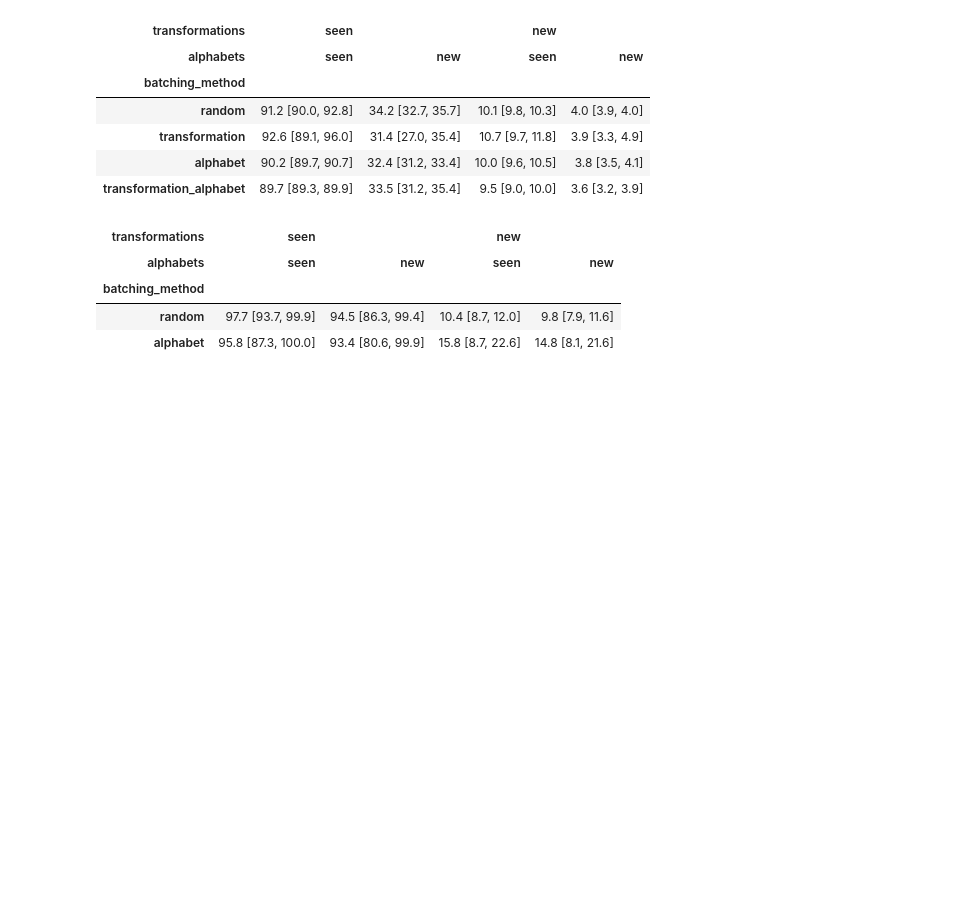
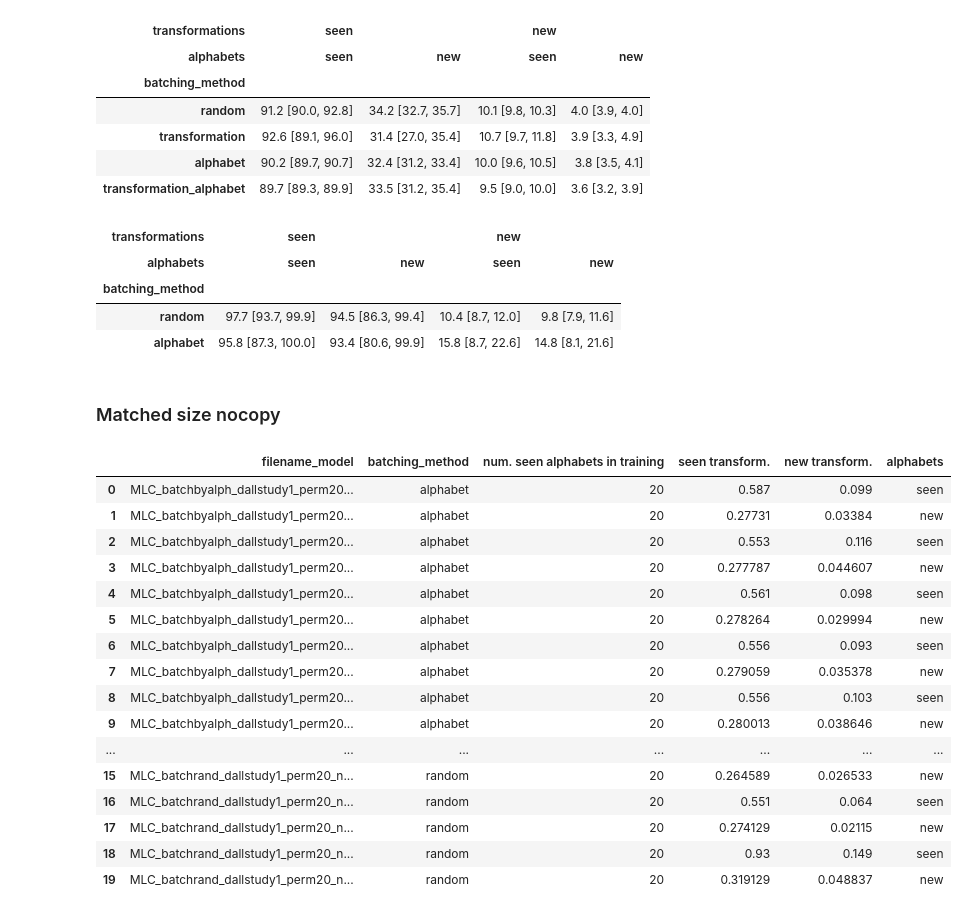
Before and after one commit to philipp-hellwig/MLC-letter-string-analogies, a Jupyter notebook: analyses/model_comparisons.ipynb, the cells around one changed output. Cells and saved outputs as stored; diff of their text form; code cells hidden in the pictures; blank space fills up the shorter version.

Commit message:
trained models on matched size no-copy dataset

```diff
--- a/analyses/model_comparisons.ipynb
+++ b/analyses/model_comparisons.ipynb
@@ -197,3 +200,5 @@ copy_perm200
 | batching_method |  |  |  |  |
 | random | 97.7 [93.7, 99.9] | 94.5 [86.3, 99.4] | 10.4 [8.7, 12.0] | 9.8 [7.9, 11.6] |
 | alphabet | 95.8 [87.3, 100.0] | 93.4 [80.6, 99.9] | 15.8 [8.7, 22.6] | 14.8 [8.1, 21.6] |
+# %% [markdown]
+### Matched size nocopy
@@ -199,0 +246,32 @@ copy_perm200
+# %%
+# batching experiments no copy tasks, 20 permuted training alphabets:
+dir_path = "../models/nocopy_matched_size"
+folder = os.listdir(dir_path)
+cps_perm20_matched = []
+
+for filename in folder:
+    cp = CheckPoint.from_pt("/".join([dir_path, filename]))
+    if cp.train_config.batching_method not in ["alphabet", "random"]:
+        cps_perm20_matched.append(cp)
+# %%
+tbl_perm20_matched = get_accuracy_table(cps_perm20_matched)
+tbl_perm20_matched.to_csv("perm20_matched_accuracies.csv", index=False)
+tbl_perm20_matched
+# %% [output]
+|  | filename_model | batching_method | num. seen alphabets in training | seen transform. | new transform. | alphabets |
+| 0 | MLC_batchbyalph_dallstudy1_perm20... | alphabet | 20 | 0.587 | 0.099 | seen |
+| 1 | MLC_batchbyalph_dallstudy1_perm20... | alphabet | 20 | 0.27731 | 0.03384 | new |
+| 2 | MLC_batchbyalph_dallstudy1_perm20... | alphabet | 20 | 0.553 | 0.116 | seen |
+| 3 | MLC_batchbyalph_dallstudy1_perm20... | alphabet | 20 | 0.277787 | 0.044607 | new |
+| 4 | MLC_batchbyalph_dallstudy1_perm20... | alphabet | 20 | 0.561 | 0.098 | seen |
+| 5 | MLC_batchbyalph_dallstudy1_perm20... | alphabet | 20 | 0.278264 | 0.029994 | new |
+| 6 | MLC_batchbyalph_dallstudy1_perm20... | alphabet | 20 | 0.556 | 0.093 | seen |
+| 7 | MLC_batchbyalph_dallstudy1_perm20... | alphabet | 20 | 0.279059 | 0.035378 | new |
+| 8 | MLC_batchbyalph_dallstudy1_perm20... | alphabet | 20 | 0.556 | 0.103 | seen |
+| 9 | MLC_batchbyalph_dallstudy1_perm20... | alphabet | 20 | 0.280013 | 0.038646 | new |
+| ... | ... | ... | ... | ... | ... | ... |
+| 15 | MLC_batchrand_dallstudy1_perm20_n... | random | 20 | 0.264589 | 0.026533 | new |
+| 16 | MLC_batchrand_dallstudy1_perm20_n... | random | 20 | 0.551 | 0.064 | seen |
+| 17 | MLC_batchrand_dallstudy1_perm20_n... | random | 20 | 0.274129 | 0.02115 | new |
+| 18 | MLC_batchrand_dallstudy1_perm20_n... | random | 20 | 0.93 | 0.149 | seen |
+| 19 | MLC_batchrand_dallstudy1_perm20_n... | random | 20 | 0.319129 | 0.048837 | new |
```
Also changed, not shown: parts of 8 cells of this notebook, 22 other files.
